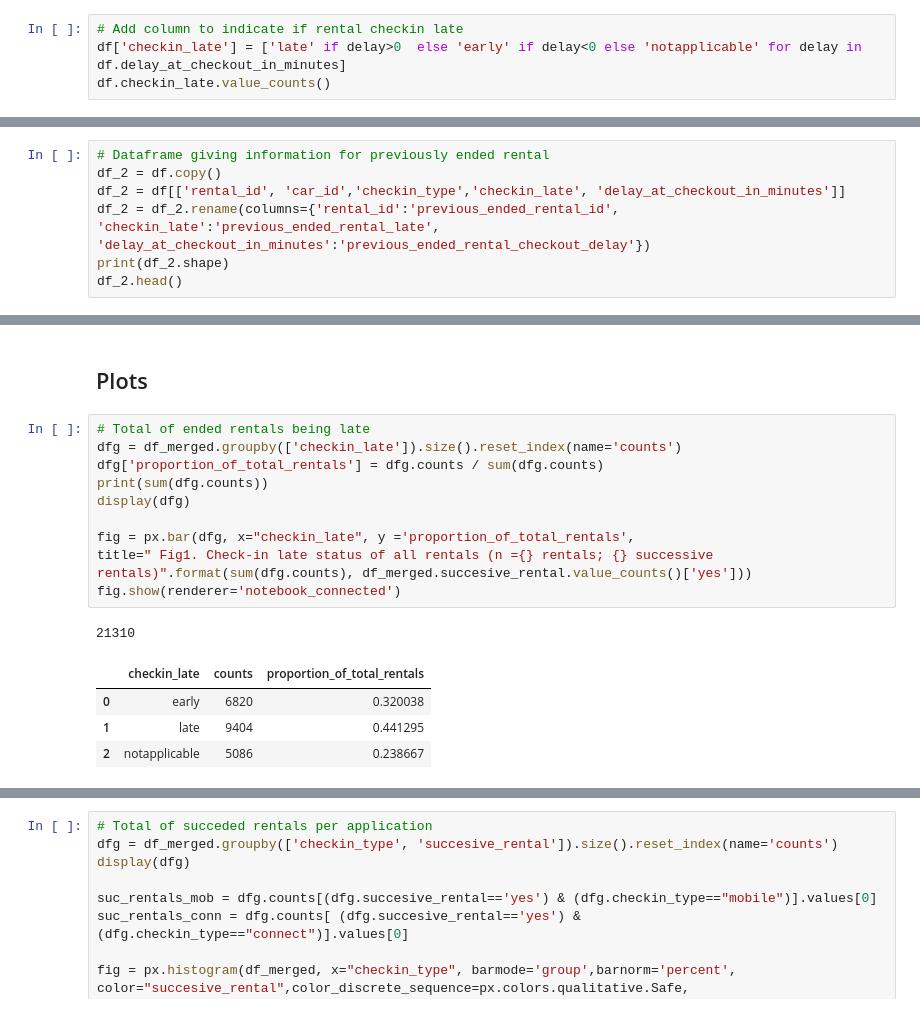
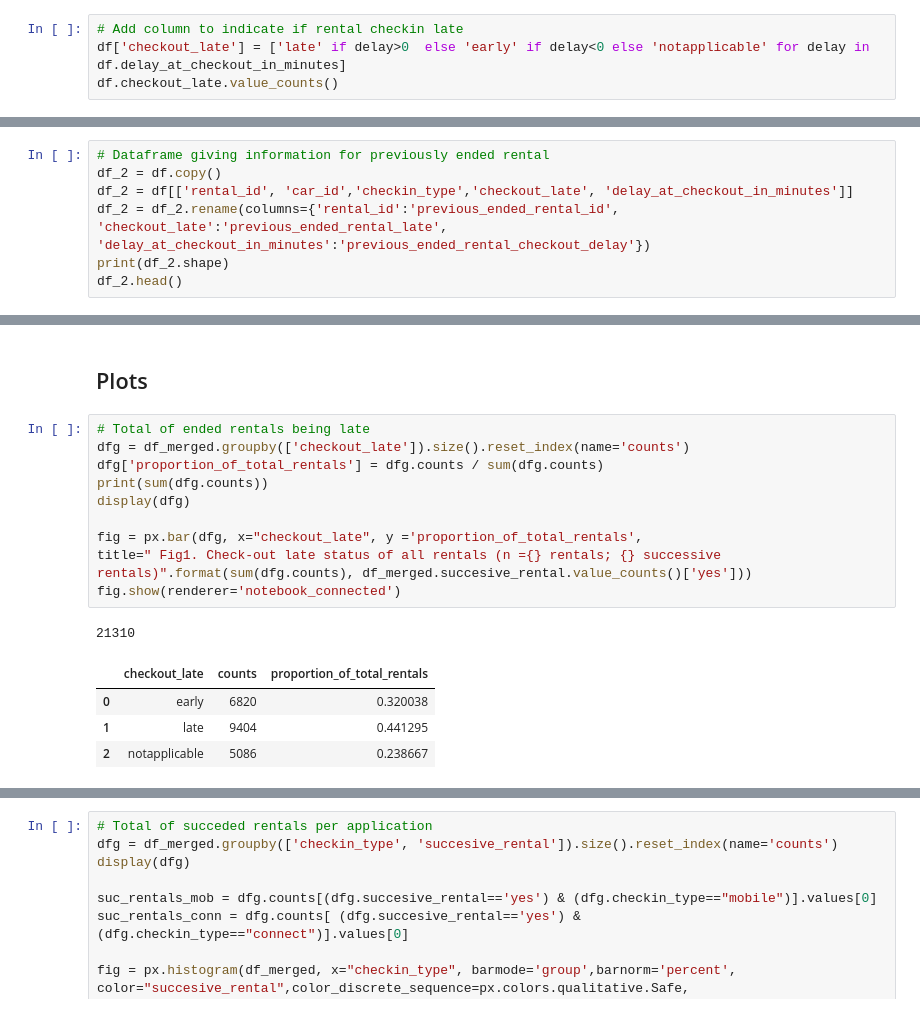
Before and after one commit to aimorenov/fullstack_datascience_dashboard, a Jupyter notebook: get_around_delay_analysis.ipynb, the cells around one changed output, grey strips where cells are left out. Cells and saved outputs as stored; diff of their text form.

Commit message:
corrected checkin checkout typo

```diff
--- a/get_around_delay_analysis.ipynb
+++ b/get_around_delay_analysis.ipynb
@@ -80,8 +80,8 @@ Show this as a plot, and then filter out such extreme values
 In order to have straight away the info on whether if the cancelled rental had a previous late check in, create a second dataframe
 # %%
 # Add column to indicate if rental checkin late
-df['checkin_late'] = ['late' if delay>0  else 'early' if delay<0 else 'notapplicable' for delay in df.delay_at_checkout_in_minutes]
-df.checkin_late.value_counts()
+df['checkout_late'] = ['late' if delay>0  else 'early' if delay<0 else 'notapplicable' for delay in df.delay_at_checkout_in_minutes]
+df.checkout_late.value_counts()
 # %% [output]
 late             9404
 early            6820
@@ -90,8 +90,8 @@ Name: checkin_late, dtype: int64
 # %%
 # Dataframe giving information for previously ended rental
 df_2 = df.copy()
-df_2 = df[['rental_id', 'car_id','checkin_type','checkin_late', 'delay_at_checkout_in_minutes']]
-df_2 = df_2.rename(columns={'rental_id':'previous_ended_rental_id', 'checkin_late':'previous_ended_rental_late', 'delay_at_checkout_in_minutes':'previous_ended_rental_checkout_delay'})
+df_2 = df[['rental_id', 'car_id','checkin_type','checkout_late', 'delay_at_checkout_in_minutes']]
+df_2 = df_2.rename(columns={'rental_id':'previous_ended_rental_id', 'checkout_late':'previous_ended_rental_late', 'delay_at_checkout_in_minutes':'previous_ended_rental_checkout_delay'})
 print(df_2.shape)
 df_2.head()
 # %% [output]
@@ -174,17 +174,17 @@ df_merged.to_csv(file_name, index=False)
 ## Plots
 # %%
 # Total of ended rentals being late
-dfg = df_merged.groupby(['checkin_late']).size().reset_index(name='counts')
+dfg = df_merged.groupby(['checkout_late']).size().reset_index(name='counts')
 dfg['proportion_of_total_rentals'] = dfg.counts / sum(dfg.counts)
 print(sum(dfg.counts))
 display(dfg)
 
-fig = px.bar(dfg, x="checkin_late", y ='proportion_of_total_rentals',
-title=" Fig1. Check-in late status of all rentals (n ={} rentals; {} successive rentals)".format(sum(dfg.counts), df_merged.succesive_rental.value_counts()['yes']))
+fig = px.bar(dfg, x="checkout_late", y ='proportion_of_total_rentals',
+title=" Fig1. Check-out late status of all rentals (n ={} rentals; {} successive rentals)".format(sum(dfg.counts), df_merged.succesive_rental.value_counts()['yes']))
 fig.show(renderer='notebook_connected')
 # %% [output]
 21310
-|  | checkin_late | counts | proportion_of_total_rentals |
+|  | checkout_late | counts | proportion_of_total_rentals |
 | 0 | early | 6820 | 0.320038 |
 | 1 | late | 9404 | 0.441295 |
 | 2 | notapplicable | 5086 | 0.238667 |
```
Also changed, not shown: parts of 3 cells of this notebook, 2 other files.
